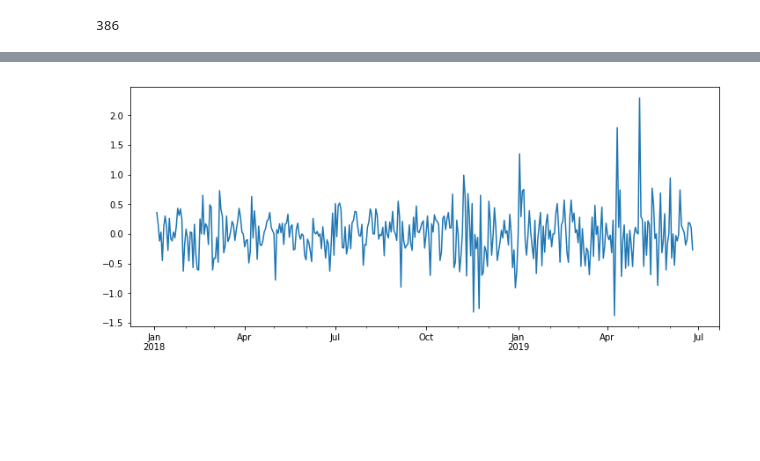
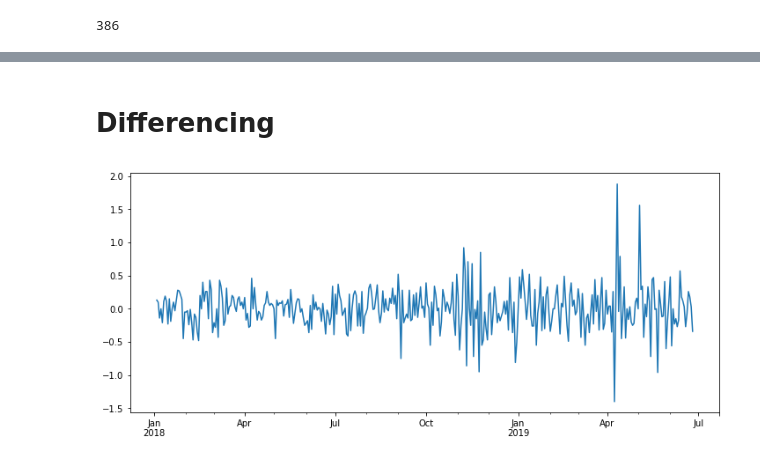
Before and after one commit to psankosik/Learning-Data-Sci, a Jupyter notebook: Self Project/Pricing/Attemp 1/ARMA.ipynb, the cells around one changed output, grey strips where cells are left out. Saved outputs shown, nothing was run; the diff lists cells and outputs as text; code cells hidden in the pictures; blank space fills up the shorter version.

```diff
--- a/Self Project/Pricing/Attemp 1/ARMA.ipynb
+++ b/Self Project/Pricing/Attemp 1/ARMA.ipynb
@@ -25,7 +25,7 @@ df.head()
 | 2018-01-08 | 67.78 | 67.31 | 66.95 | 66.64 | 0.26 | 0.24 | 0.26 | ... |
 5 rows × 112 columns
 # %%
-df1 = df[['PVMPGDM1 Index','PVMPGDM2 Index','PVMPGDM3 Index','PVMPGDM4 Index']]
+df1 = df[['PVMPGDM1 Index','PVMPGDM4 Index']]
 df1.index.freq = 'B'
 # %%
 df1.plot(figsize=(20,8),legend=True);
@@ -34 +34,3 @@ df1.plot(figsize=(20,8),legend=True);
+# %%
+price_index = 'PVMPGDM4 Index'
 # %%
@@ -167,7 +250,9 @@ print(f' RMSE Error: {error:11.10}')
+# %% [markdown]
+# Differencing
 # %%
 from statsmodels.tsa.statespace.tools import diff
 
-df1['d1'] = diff(df1['PVMPGDM1 Index'],k_diff=1)
+df1['d1'] = diff(df1[price_index],k_diff=1)
 df1['d1'].plot(figsize=(12,5));
 # %% [output]
-[figure, old version]
+[figure, new version]
```
Also changed, not shown: parts of 30 cells of this notebook, 2 other files.
